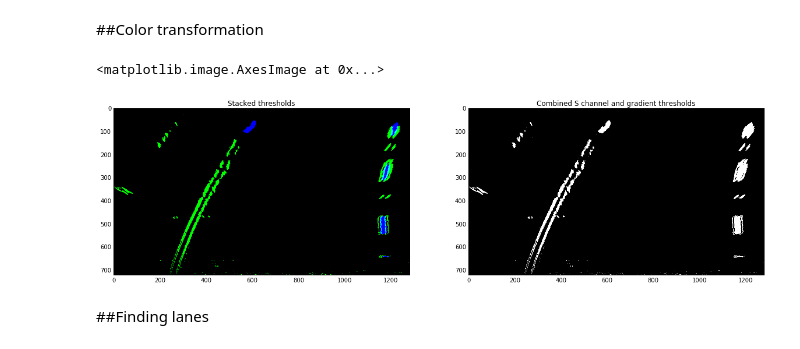
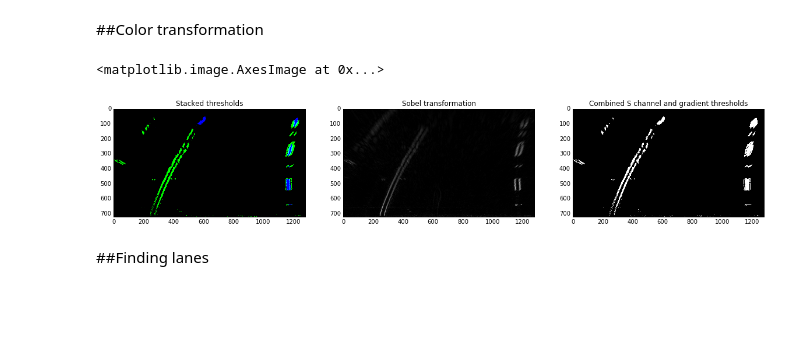
Before and after one commit to AlexanderKim/CarND-Advanced-Lane-Lines, a Jupyter notebook: Advanced Lane Finding.ipynb, the cells around one changed output. Drawn from its saved outputs; the diff is of its cells as text; code cells hidden in the pictures; blank space fills up the shorter version.

Commit message:
visualized Sobel transformation

```diff
--- a/Advanced Lane Finding.ipynb
+++ b/Advanced Lane Finding.ipynb
@@ -180,39 +180,42 @@ def color_transformation(img):
 
     # Threshold x gradient
     thresh_min = 30
     thresh_max = 100
     sxbinary = np.zeros_like(scaled_sobel)
     sxbinary[(scaled_sobel >= thresh_min) & (scaled_sobel <= thresh_max)] = 1
 
     # Threshold color channel
     s_thresh_min = 190
     s_thresh_max = 255
     s_binary = np.zeros_like(s_channel)
     s_binary[(s_channel >= s_thresh_min) & (s_channel <= s_thresh_max)] = 1
 
     # Stack each channel to view their individual contributions in green and blue respectively
     # This returns a stack of the two binary images, whose components you can see as different colors
     color_binary = np.dstack(( np.zeros_like(sxbinary), sxbinary, s_binary)) * 255
 
     # Combine the two binary thresholds
     combined_binary = np.zeros_like(sxbinary)
     combined_binary[(s_binary == 1) | (sxbinary == 1)] = 1
 
-    return color_binary, combined_binary
+    return color_binary, combined_binary, scaled_sobel
 
 # color_binary, combined_binary = color_transformation_udacity( cv2.imread('./test_images/test5.jpg') )
-color_binary, combined_binary = color_transformation( warped )
+color_binary, combined_binary, scaled_sobel = color_transformation( warped )
 
 # Plotting thresholded images
-f, (ax1, ax2) = plt.subplots(1, 2, figsize=(20,16))
+f, (ax1, ax2, ax3) = plt.subplots(1, 3, figsize=(20,16))
 ax1.set_title('Stacked thresholds')
 ax1.imshow(color_binary)
 
-ax2.set_title('Combined S channel and gradient thresholds')
-ax2.imshow(combined_binary, cmap='gray')
+ax2.set_title('Sobel transformation')
+ax2.imshow(scaled_sobel, cmap='gray')
+
+ax3.set_title('Combined S channel and gradient thresholds')
+ax3.imshow(combined_binary, cmap='gray')
 # %% [output]
 <matplotlib.image.AxesImage at 0x...>
-[figure, old version]
+[figure, new version]
 # %% [markdown]
 ##Finding lanes
 # %%
```
Also changed, not shown: parts of 1 cell of this notebook.
